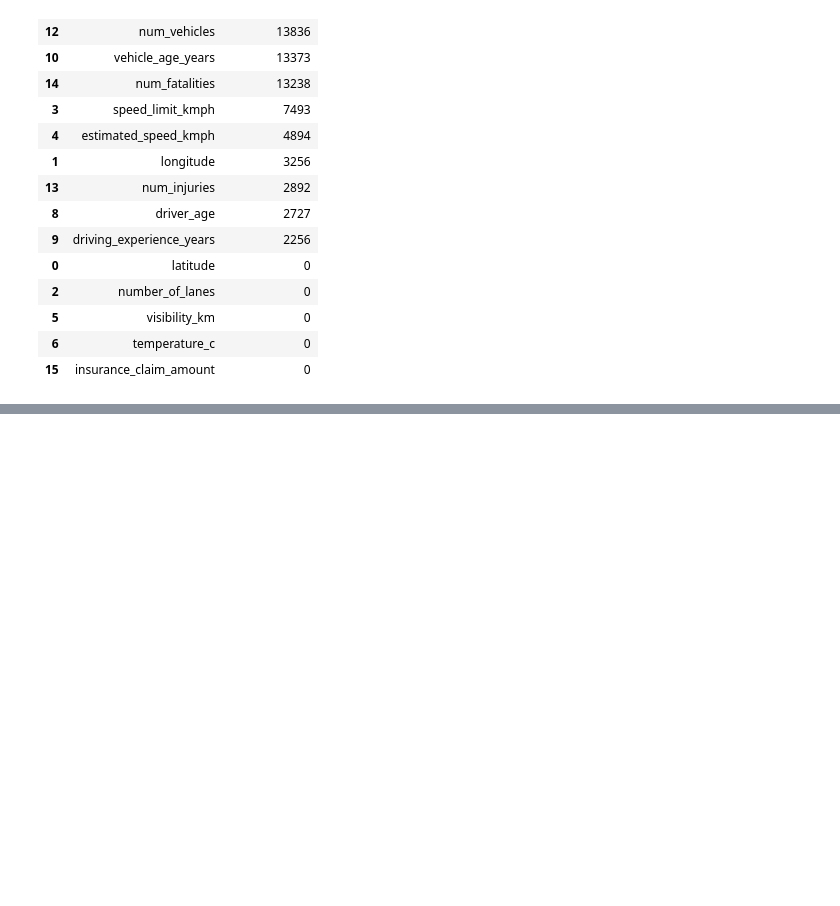
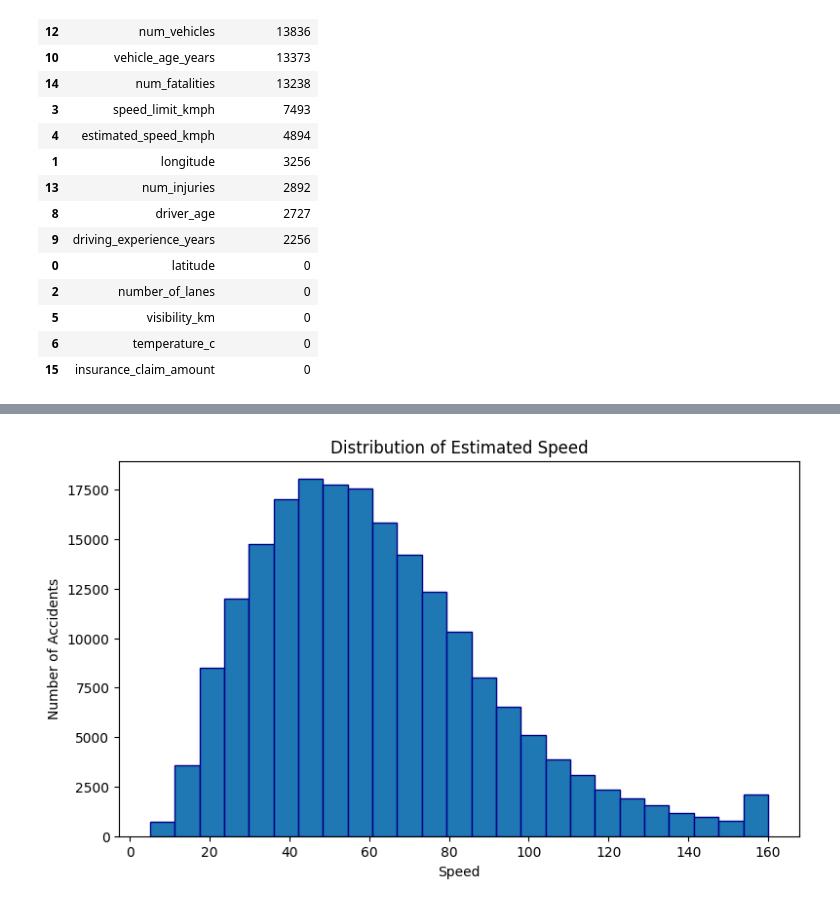
Before and after one commit to Kakul-07/Task-1, a Jupyter notebook: EDA.ipynb, the cells around one changed output, grey strips where cells are left out. Saved outputs shown, nothing was run; the diff lists cells and outputs as text; code cells hidden in the pictures; blank space fills up the shorter version.

```diff
--- a/EDA.ipynb
+++ b/EDA.ipynb
@@ -429,0 +436,9 @@ Duplicate columns: 0
+# %%
+plt.figure(figsize=(9,5))
+plt.hist(df["estimated_speed_kmph"], bins=25, edgecolor="darkblue")
+plt.title("Distribution of Estimated Speed")
+plt.xlabel("Speed")
+plt.ylabel("Number of Accidents")
+plt.show()
+# %% [output]
+[figure, added]
```
Also changed, not shown: parts of 31 cells of this notebook.
